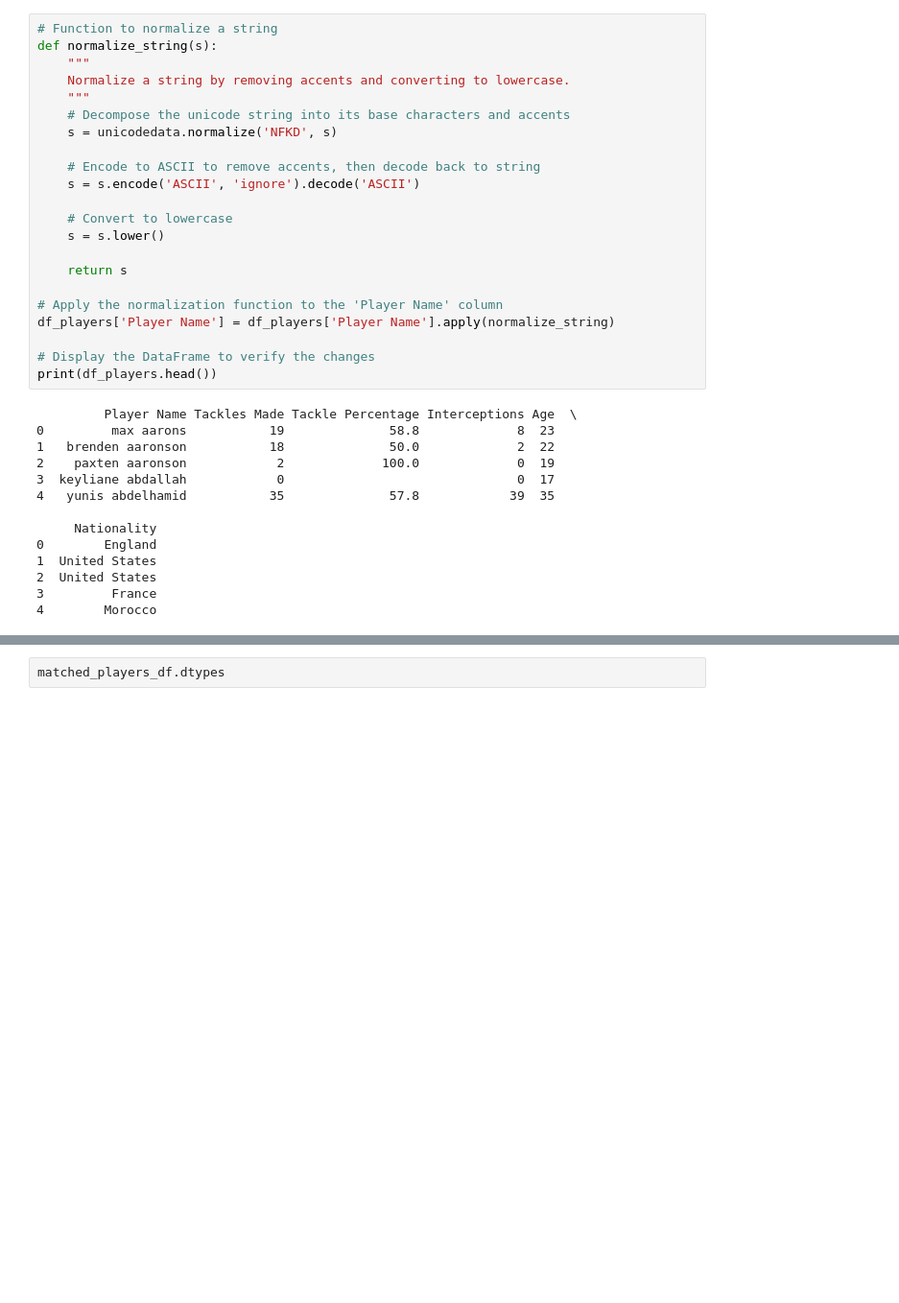
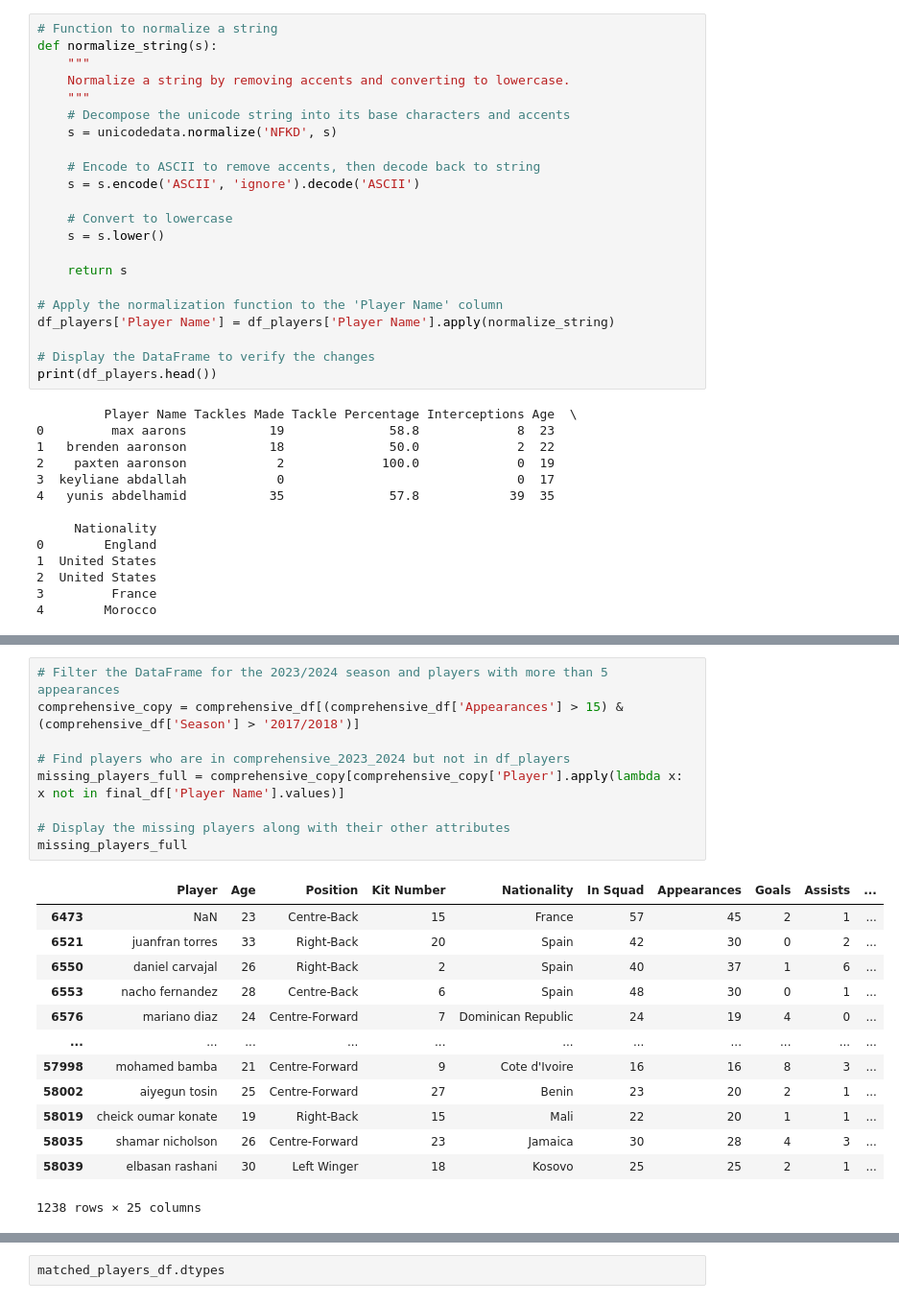
Before and after one commit to Ajaiah-D/Data-Mining-TOTY-Prediction, a Jupyter notebook: NewDataTest.ipynb, the cells around one changed output, grey strips where cells are left out. Shown: that part at 96% size. Cells and saved outputs as stored; diff of their text form; blank space fills up the shorter version.

```diff
--- a/NewDataTest.ipynb
+++ b/NewDataTest.ipynb
@@ -203,2 +206,25 @@ missing_players
+# %%
+# Filter the DataFrame for the 2023/2024 season and players with more than 5 appearances
+comprehensive_copy = comprehensive_df[(comprehensive_df['Appearances'] > 15) & (comprehensive_df['Season'] > '2017/2018')]
+
+# Find players who are in comprehensive_2023_2024 but not in df_players
+missing_players_full = comprehensive_copy[comprehensive_copy['Player'].apply(lambda x: x not in final_df['Player Name'].values)]
+
+# Display the missing players along with their other attributes
+missing_players_full
+# %% [output]
+|  | Player | Age | Position | Kit Number | Nationality | In Squad | Appearances | Goals | Assists | ... |
+| 6473 | NaN | 23 | Centre-Back | 15 | France | 57 | 45 | 2 | 1 | ... |
+| 6521 | juanfran torres | 33 | Right-Back | 20 | Spain | 42 | 30 | 0 | 2 | ... |
+| 6550 | daniel carvajal | 26 | Right-Back | 2 | Spain | 40 | 37 | 1 | 6 | ... |
+| 6553 | nacho fernandez | 28 | Centre-Back | 6 | Spain | 48 | 30 | 0 | 1 | ... |
+| 6576 | mariano diaz | 24 | Centre-Forward | 7 | Dominican Republic | 24 | 19 | 4 | 0 | ... |
+| ... | ... | ... | ... | ... | ... | ... | ... | ... | ... | ... |
+| 57998 | mohamed bamba | 21 | Centre-Forward | 9 | Cote d'Ivoire | 16 | 16 | 8 | 3 | ... |
+| 58002 | aiyegun tosin | 25 | Centre-Forward | 27 | Benin | 23 | 20 | 2 | 1 | ... |
+| 58019 | cheick oumar konate | 19 | Right-Back | 15 | Mali | 22 | 20 | 1 | 1 | ... |
+| 58035 | shamar nicholson | 26 | Centre-Forward | 23 | Jamaica | 30 | 28 | 4 | 3 | ... |
+| 58039 | elbasan rashani | 30 | Left Winger | 18 | Kosovo | 25 | 25 | 2 | 1 | ... |
+1238 rows × 25 columns
 # %%
 # Ensure the 'Player Name' column in df_players is of string type
```
Also changed, not shown: parts of 20 cells of this notebook.
